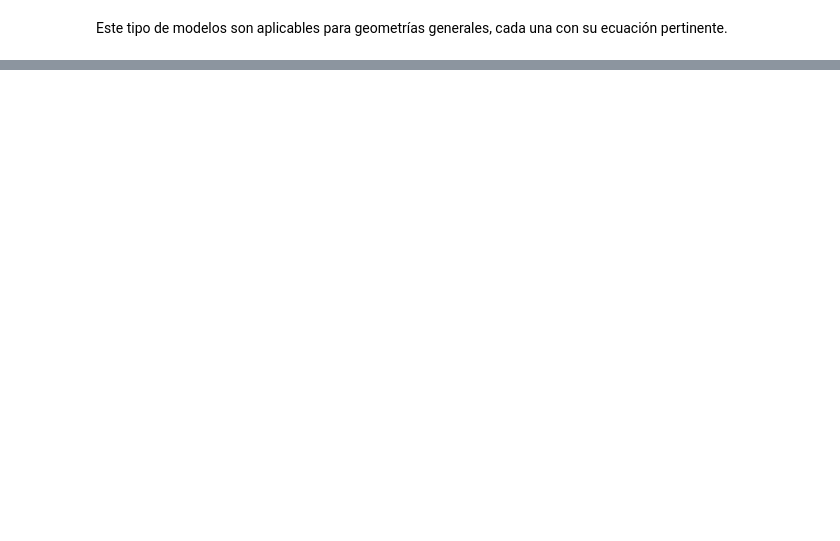
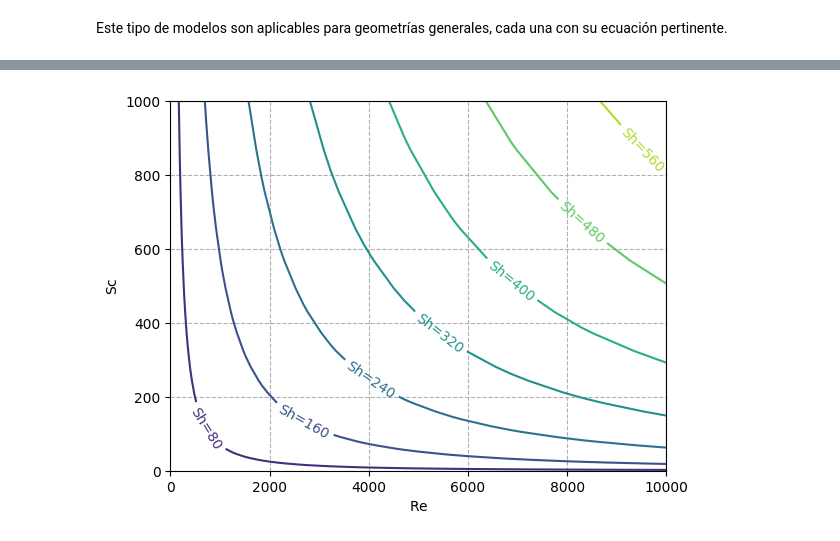
Before and after one commit to eicastroc/Kin_Cinvestav_IngMetalurgica, a Jupyter notebook: 06_reac_fluid_particle/01_introduccion.ipynb, the cells around one changed output, grey strips where cells are left out. Saved outputs shown, nothing was run; the diff lists cells and outputs as text; code cells hidden in the pictures; blank space fills up the shorter version.

```diff
--- a/06_reac_fluid_particle/01_introduccion.ipynb
+++ b/06_reac_fluid_particle/01_introduccion.ipynb
@@ -48,0 +154,23 @@ Este tipo de modelos son aplicables para geometrías generales, cada una con su
+# %%
+Re = np.logspace(0, 4, 50)
+Sc = np.logspace(0, 3, 50)
+
+def Sherwood(Re, Sc):
+    return 2.0 + 0.6 * np.power(Re,1/2) * np.power(Sc, 1/3)
+
+RE, SC = np.meshgrid(Re, Sc)
+SH = Sherwood(RE, SC)
+
+fig, ax = plt.subplots()
+
+cs = ax.contour(RE, SC, SH)
+custom_fmt = lambda x: f"Sh={x:.0f}"
+ax.clabel(cs, inline=True, fmt=custom_fmt)
+ax.set_xlabel(r"$\mathrm{Re}$")
+ax.set_ylabel(r"$\mathrm{Sc}$")
+ax.set_xlim(0, 1e4)
+ax.set_ylim(0, 1e3)
+ax.grid(ls='--')
+plt.show()
+# %% [output]
+[figure, added]
```
Also changed, not shown: parts of 16 cells of this notebook, 2 other files.
